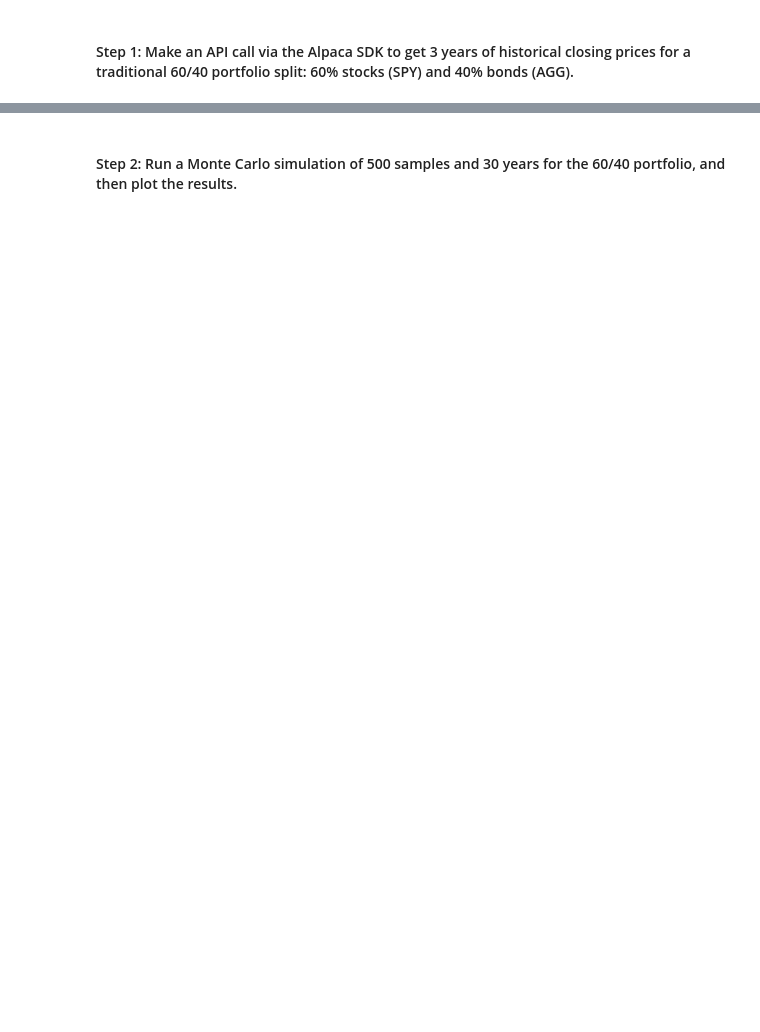
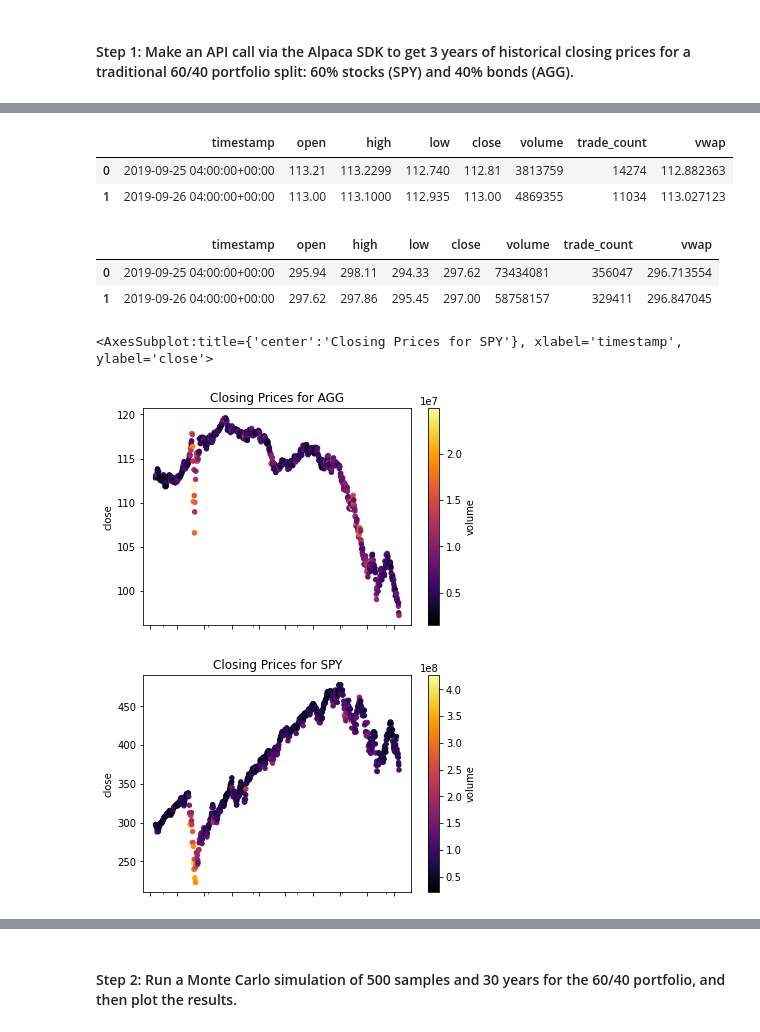
Before and after one commit to Billie-LS/Emergency_and_Retirement_Financial_Planner, a Jupyter notebook: financial_planning_tools.ipynb, the cells around one changed output, grey strips where cells are left out. Cells and saved outputs as stored; diff of their text form; code cells hidden in the pictures; blank space fills up the shorter version.

```diff
--- a/financial_planning_tools.ipynb
+++ b/financial_planning_tools.ipynb
@@ -588,3 +591,39 @@ display(prices_3yr_df.tail())
 | 2022-09-21 04:00:00+00:00 | 98.40 | 98.6001 | 97.8600 | 98.55 | 6674502 | 32613 | 98.321112 | 386.06 | 389.31 | 377.3800 | ... |
 | 2022-09-22 04:00:00+00:00 | 97.90 | 97.9200 | 97.4039 | 97.50 | 7092118 | 25072 | 97.595666 | 376.50 | 378.30 | 373.4400 | ... |
 | 2022-09-23 04:00:00+00:00 | 97.40 | 97.4500 | 96.8900 | 97.20 | 11053650 | 41351 | 97.135798 | 370.58 | 370.62 | 363.2900 | ... |
+# %%
+# SUPPLEMENTAL
+# TESTING
+# Resetting index of individual ticker dataframes (pre-concatenation) and assigning to variable
+AGG_solo=AGG.reset_index()
+SPY_solo=SPY.reset_index()
+# Limited sample review of new variablized dataframes
+display(AGG_solo.head(2))
+display(SPY_solo.head(2))
+
+# Visualize performance stocks and bonds over previous 3 years with x, y, c scatter plots
+AGG_solo.plot.scatter(
+    x='timestamp',
+    y='close',
+    c='volume',
+    title=f'Closing Prices for AGG',
+    cmap="inferno",
+    )
+print('\n')
+SPY_solo.plot.scatter(
+    x='timestamp',
+    y='close',
+    c='volume',
+    title=f'Closing Prices for SPY',
+    cmap='inferno',
+    )
+# %% [output]
+|  | timestamp | open | high | low | close | volume | trade_count | vwap |
+| 0 | 2019-09-25 04:00:00+00:00 | 113.21 | 113.2299 | 112.740 | 112.81 | 3813759 | 14274 | 112.882363 |
+| 1 | 2019-09-26 04:00:00+00:00 | 113.00 | 113.1000 | 112.935 | 113.00 | 4869355 | 11034 | 113.027123 |
+|  | timestamp | open | high | low | close | volume | trade_count | vwap |
+| 0 | 2019-09-25 04:00:00+00:00 | 295.94 | 298.11 | 294.33 | 297.62 | 73434081 | 356047 | 296.713554 |
+| 1 | 2019-09-26 04:00:00+00:00 | 297.62 | 297.86 | 295.45 | 297.00 | 58758157 | 329411 | 296.847045 |
+<AxesSubplot:title={'center':'Closing Prices for SPY'}, xlabel='timestamp', ylabel='close'>
+[figure, added]
+[figure, added]
```
Also changed, not shown: parts of 55 cells of this notebook, 2 other files.
